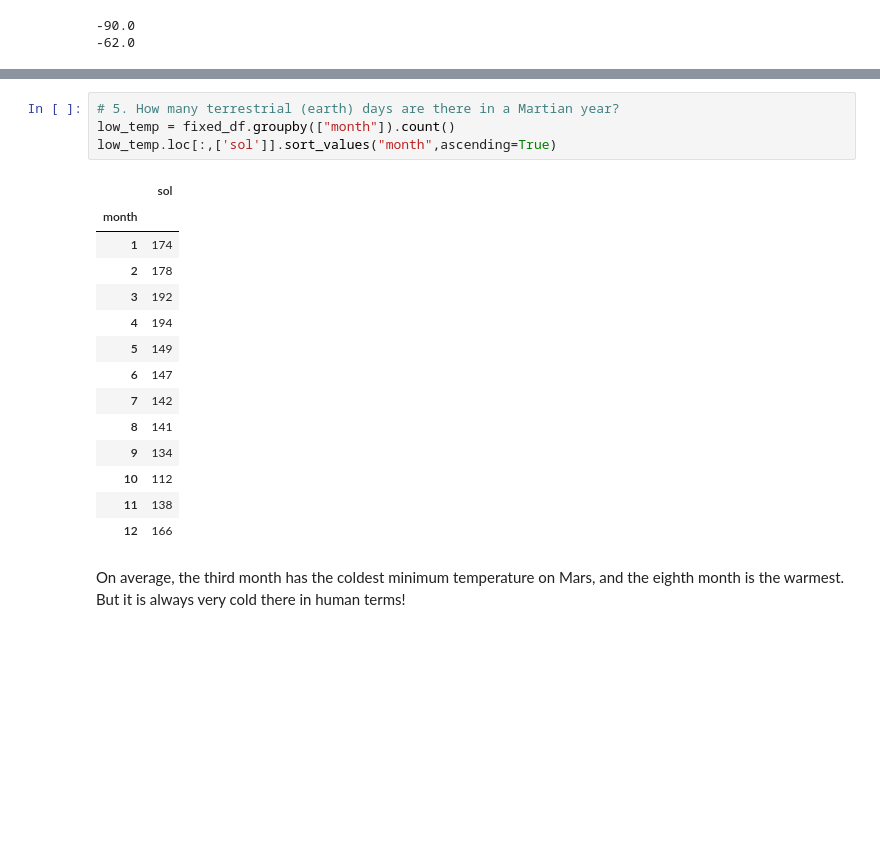
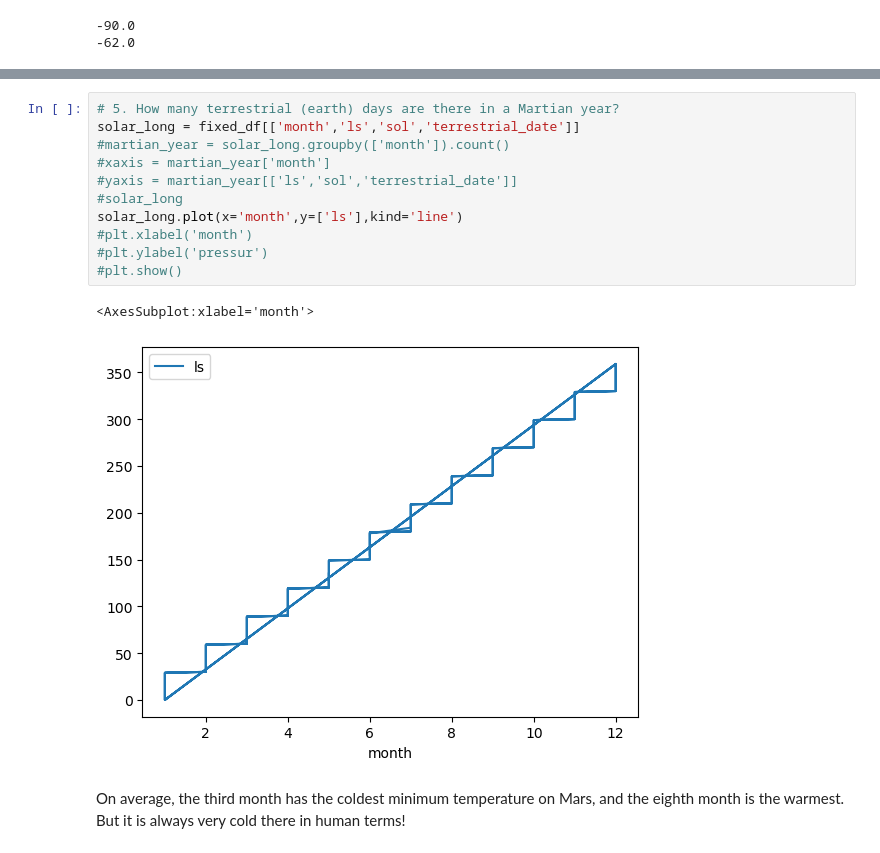
Before and after one commit to ecadorette/mission_to_mars, a Jupyter notebook: part_2_mars_weather.ipynb, the cells around one changed output, grey strips where cells are left out. Drawn from its saved outputs; the diff is of its cells as text; blank space fills up the shorter version.

```diff
--- a/part_2_mars_weather.ipynb
+++ b/part_2_mars_weather.ipynb
@@ -235,22 +256,17 @@ KeyError: 'month'
 # %%
 # 5. How many terrestrial (earth) days are there in a Martian year?
-low_temp = fixed_df.groupby(["month"]).count()
-low_temp.loc[:,['sol']].sort_values("month",ascending=True)
+solar_long = fixed_df[['month','ls','sol','terrestrial_date']]
+#martian_year = solar_long.groupby(['month']).count()
+#xaxis = martian_year['month']
+#yaxis = martian_year[['ls','sol','terrestrial_date']]
+#solar_long
+solar_long.plot(x='month',y=['ls'],kind='line')
+#plt.xlabel('month')
+#plt.ylabel('pressur')
+#plt.show()
 # %% [output]
-|  | sol |
-| month |  |
-| 1 | 174 |
-| 2 | 178 |
-| 3 | 192 |
-| 4 | 194 |
-| 5 | 149 |
-| 6 | 147 |
-| 7 | 142 |
-| 8 | 141 |
-| 9 | 134 |
-| 10 | 112 |
-| 11 | 138 |
-| 12 | 166 |
+<AxesSubplot:xlabel='month'>
+[figure, added]
 # %% [markdown]
 On average, the third month has the coldest minimum temperature on Mars, and the eighth month is the warmest. But it is always very cold there in human terms!
 # %% [markdown]
```
Also changed, not shown: parts of 7 cells of this notebook, 1 other file.
